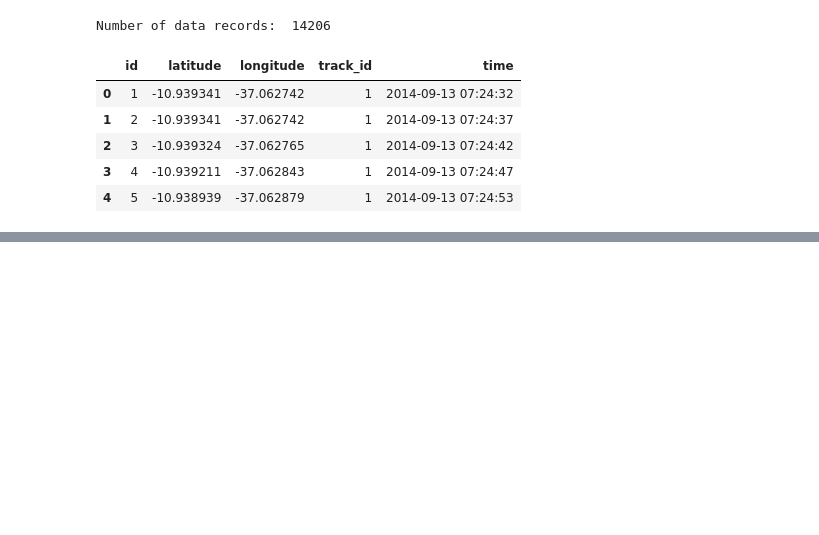
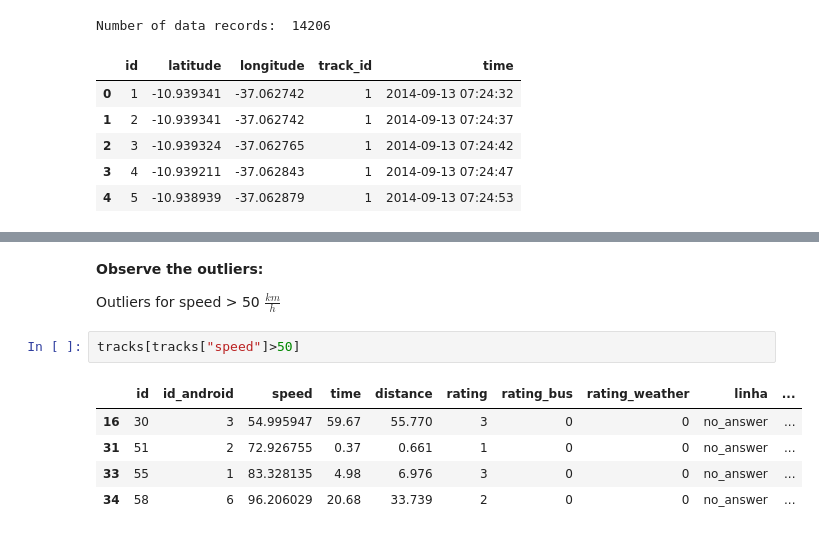
Before and after one commit to MoBran/bi2_project, a Jupyter notebook: src/model_building.ipynb, the cells around one changed output, grey strips where cells are left out. Drawn from its saved outputs; the diff is of its cells as text; blank space fills up the shorter version.

```diff
--- a/src/model_building.ipynb
+++ b/src/model_building.ipynb
@@ -115,0 +113,12 @@ sorted_date.set_index("time").plot(kind='bar', figsize=(12,4));
+# %% [markdown]
+**Observe the outliers:**
+
+Outliers for speed > 50 $\frac{km}{h}$
+# %%
+tracks[tracks["speed"]>50]
+# %% [output]
+|  | id | id_android | speed | time | distance | rating | rating_bus | rating_weather | linha | ... |
+| 16 | 30 | 3 | 54.995947 | 59.67 | 55.770 | 3 | 0 | 0 | no_answer | ... |
+| 31 | 51 | 2 | 72.926755 | 0.37 | 0.661 | 1 | 0 | 0 | no_answer | ... |
+| 33 | 55 | 1 | 83.328135 | 4.98 | 6.976 | 3 | 0 | 0 | no_answer | ... |
+| 34 | 58 | 6 | 96.206029 | 20.68 | 33.739 | 2 | 0 | 0 | no_answer | ... |
```
Also changed, not shown: parts of 21 cells of this notebook, 1 other file.
